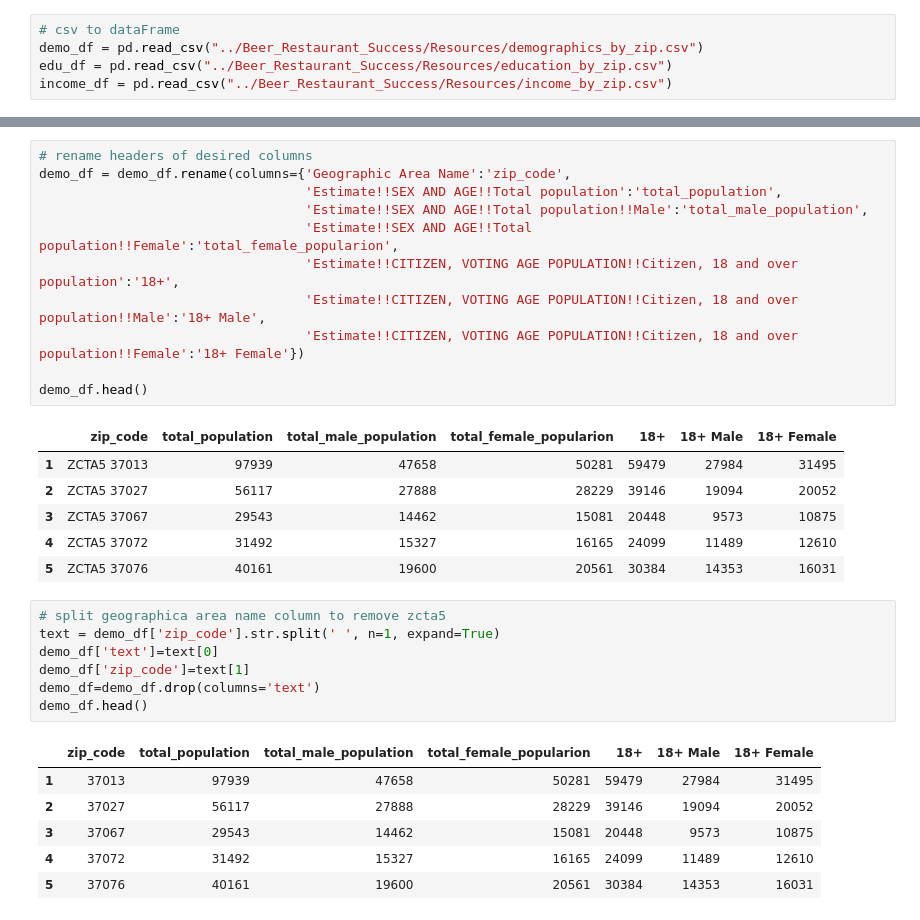
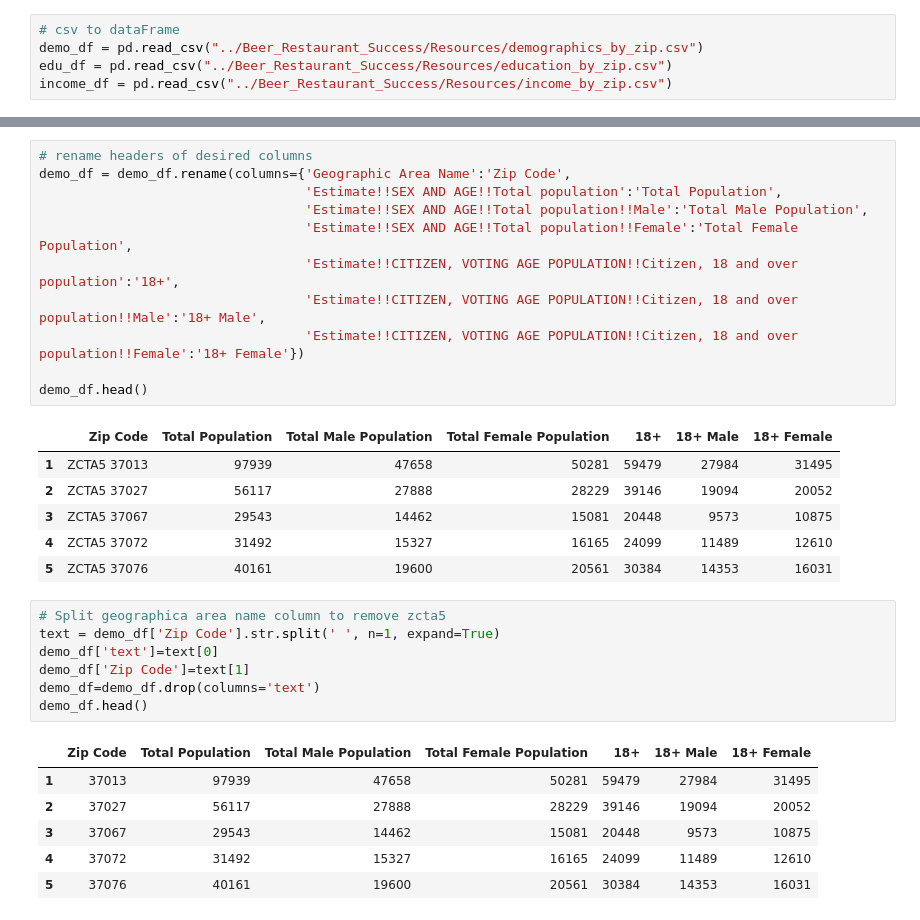
Before and after one commit to HannaKim4673/Beer_Restaurant_Success, a Jupyter notebook: Demographics_dataRW.ipynb, the cells around one changed output, grey strips where cells are left out. Cells and saved outputs as stored; diff of their text form.

Commit message:
Change column name

```diff
--- a/Demographics_dataRW.ipynb
+++ b/Demographics_dataRW.ipynb
@@ -65,31 +65,31 @@ demo_df.head()
 | 5 | ZCTA5 37076 | 40161 | 19600 | 20561 | ... |
 # %%
 # rename headers of desired columns
-demo_df = demo_df.rename(columns={'Geographic Area Name':'zip_code',
-                                  'Estimate!!SEX AND AGE!!Total population':'total_population',
-                                  'Estimate!!SEX AND AGE!!Total population!!Male':'total_male_population',
-                                  'Estimate!!SEX AND AGE!!Total population!!Female':'total_female_popularion',
+demo_df = demo_df.rename(columns={'Geographic Area Name':'Zip Code',
+                                  'Estimate!!SEX AND AGE!!Total population':'Total Population',
+                                  'Estimate!!SEX AND AGE!!Total population!!Male':'Total Male Population',
+                                  'Estimate!!SEX AND AGE!!Total population!!Female':'Total Female Population',
                                   'Estimate!!CITIZEN, VOTING AGE POPULATION!!Citizen, 18 and over population':'18+',
                                   'Estimate!!CITIZEN, VOTING AGE POPULATION!!Citizen, 18 and over population!!Male':'18+ Male',
                                   'Estimate!!CITIZEN, VOTING AGE POPULATION!!Citizen, 18 and over population!!Female':'18+ Female'})
 
 demo_df.head()
 # %% [output]
-|  | zip_code | total_population | total_male_population | total_female_popularion | 18+ | 18+ Male | 18+ Female |
+|  | Zip Code | Total Population | Total Male Population | Total Female Population | 18+ | 18+ Male | 18+ Female |
 | 1 | ZCTA5 37013 | 97939 | 47658 | 50281 | 59479 | 27984 | 31495 |
 | 2 | ZCTA5 37027 | 56117 | 27888 | 28229 | 39146 | 19094 | 20052 |
 | 3 | ZCTA5 37067 | 29543 | 14462 | 15081 | 20448 | 9573 | 10875 |
 | 4 | ZCTA5 37072 | 31492 | 15327 | 16165 | 24099 | 11489 | 12610 |
 | 5 | ZCTA5 37076 | 40161 | 19600 | 20561 | 30384 | 14353 | 16031 |
 # %%
-# split geographica area name column to remove zcta5
-text = demo_df['zip_code'].str.split(' ', n=1, expand=True)
+# Split geographica area name column to remove zcta5
+text = demo_df['Zip Code'].str.split(' ', n=1, expand=True)
 demo_df['text']=text[0]
-demo_df['zip_code']=text[1]
+demo_df['Zip Code']=text[1]
 demo_df=demo_df.drop(columns='text')
 demo_df.head()
 # %% [output]
-|  | zip_code | total_population | total_male_population | total_female_popularion | 18+ | 18+ Male | 18+ Female |
+|  | Zip Code | Total Population | Total Male Population | Total Female Population | 18+ | 18+ Male | 18+ Female |
 | 1 | 37013 | 97939 | 47658 | 50281 | 59479 | 27984 | 31495 |
 | 2 | 37027 | 56117 | 27888 | 28229 | 39146 | 19094 | 20052 |
 | 3 | 37067 | 29543 | 14462 | 15081 | 20448 | 9573 | 10875 |
```
Also changed, not shown: parts of 32 cells of this notebook, 4 other files.
